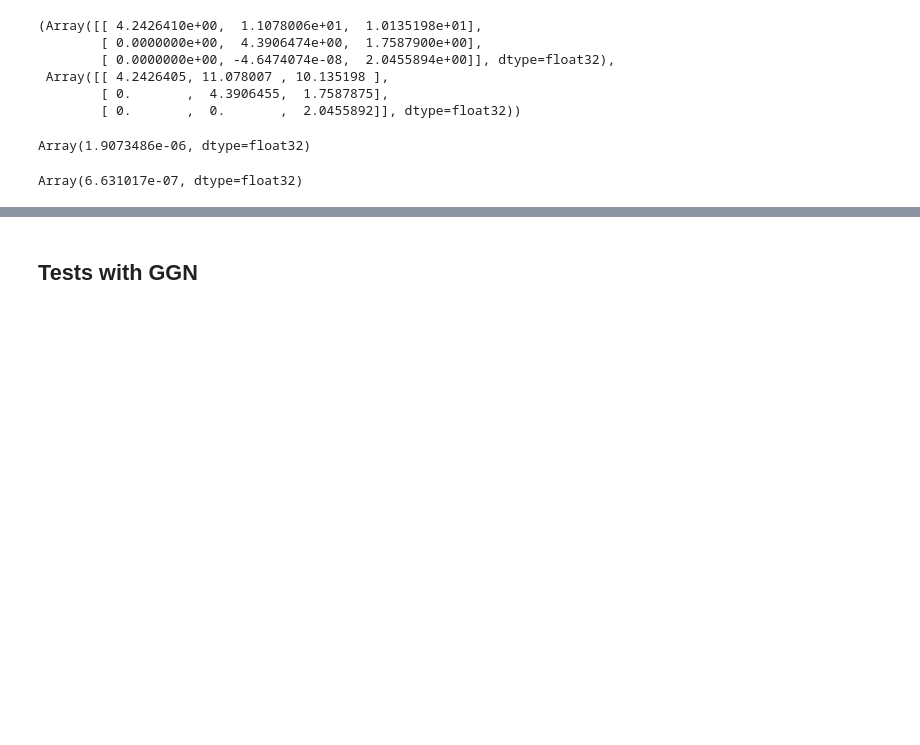
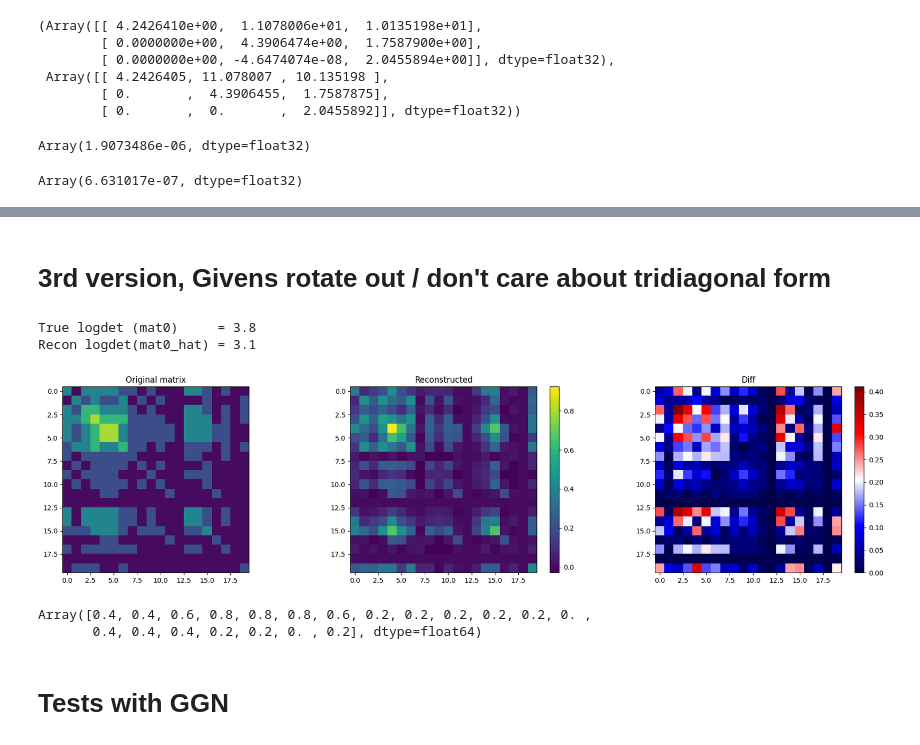
Before and after one commit to nrholm1/Laplace-Inducing-Points, a Jupyter notebook: lowrank_updates.ipynb, the cells around one changed output, grey strips where cells are left out. Saved outputs shown, nothing was run; the diff lists cells and outputs as text; code cells hidden in the pictures; blank space fills up the shorter version.

Commit message:
Implement a working version of low-rank downdates!

```diff
--- a/lowrank_updates.ipynb
+++ b/lowrank_updates.ipynb
@@ -12,9 +14,9 @@ A2 = jnp.outer(a2, a2)
 A3 = jnp.outer(a3, a3)
 A4 = jnp.outer(a4, a4)
 
-A = A1+A2+A3
+A_base = A1+A2+A3
 
-A
+A_base
 # %% [output]
 Array([[14., 31., 29.],
        [31., 78., 64.],
@@ -748,0 +669,2 @@ logdet_chase = jnp.linalg.slogdet(T_downdated)[1]
+# %% [markdown]
+# 3rd version, Givens rotate out / don't care about tridiagonal form
@@ -749,3 +826,45 @@ logdet_chase = jnp.linalg.slogdet(T_downdated)[1]
+# %%
+# _,ld = jnp.linalg.slogdet(mat)
+# s1, res1 = jnp.linalg.slogdet(jnp.eye(M) + veps.T@jnp.linalg.pinv(mat0_hat)@veps)
+# print(f"True logdet (mat)      = {ld:.1f}")
+# print(f"Recon logdet (mat_hat) = {s1*res1:.1f}")
+
+_,ld0 = jnp.linalg.slogdet(   iso_prior + mat0)        # A - ww^T
+s0, res0 = jnp.linalg.slogdet(iso_prior + mat0_hat) # \tilde{X}\tilde{X}^T
+
+print(f"True logdet (mat0)     = {ld0:.1f}")
+print(f"Recon logdet(mat0_hat) = {s0*res0:.1f}")
+# %% [output]
+True logdet (mat0)     = 3.8
+Recon logdet(mat0_hat) = 3.1
+# %%
+fig, axs = plt.subplots(1, 3, figsize=(23,5))
+
+diff = jnp.abs(mat0 - mat0_hat)
+
+
+vmin = min(mat0.min(), mat0_hat.min())
+vmax = max(mat0.max(), mat0_hat.max())
+
+axs[0].imshow(mat0    , vmin=vmin, vmax=vmax)
+cbar_tgt = axs[1].imshow(mat0_hat, vmin=vmin, vmax=vmax)
+plt.colorbar(cbar_tgt)
+
+cbar_tgt = axs[2].imshow(diff, cmap='seismic', vmin=0)#, vmax=1,)
+plt.colorbar(cbar_tgt)
+
+axs[0].set_title('Original matrix')
+axs[1].set_title('Reconstructed')
+axs[2].set_title('Diff')
+
+plt.show()
+# %% [output]
+[figure, added]
+# %%
+jnp.diag(mat0)
+# %% [output]
+Array([0.4, 0.4, 0.6, 0.8, 0.8, 0.8, 0.6, 0.2, 0.2, 0.2, 0.2, 0.2, 0. ,
+       0.4, 0.4, 0.4, 0.2, 0.2, 0. , 0.2], dtype=float64)
 # %% [markdown]
-## Tests with GGN
+# Tests with GGN
 # %%
```
Also changed, not shown: parts of 26 cells of this notebook.
